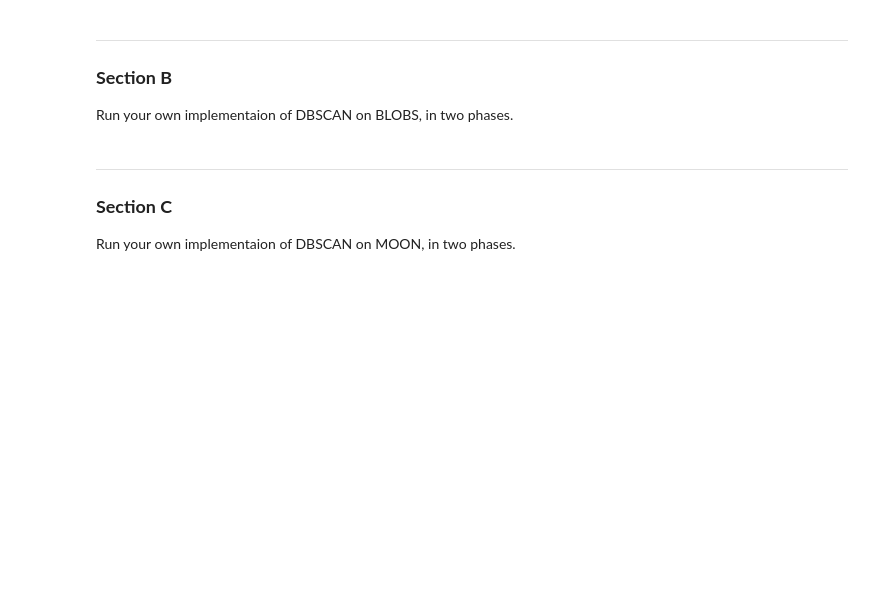
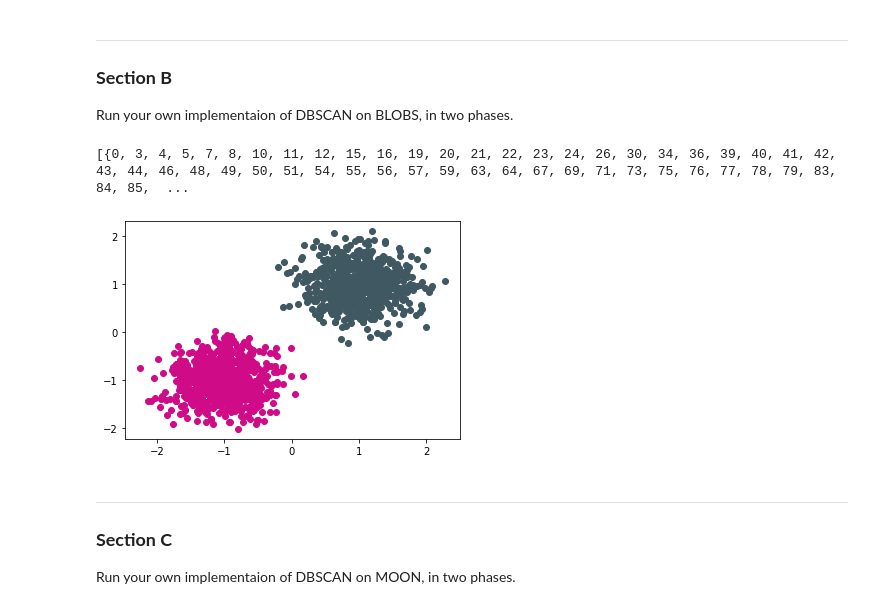
Before and after one commit to linyu3294/cs6220-data-minning-hw, a Jupyter notebook: cs6220_hw3.ipynb, the cells around one changed output. Saved outputs shown, nothing was run; the diff lists cells and outputs as text; code cells hidden in the pictures; blank space fills up the shorter version.

```diff
--- a/cs6220_hw3.ipynb
+++ b/cs6220_hw3.ipynb
@@ -31,6 +176,37 @@ Run your own implementaion of DBSCAN on CIRCLES, in two phases.
 ---
 ### **Section B**
 Run your own implementaion of DBSCAN on BLOBS, in two phases.
+# %%
+dataset = parse_data('/content/drive/MyDrive/NEU ALIGN CS Masters/CS6220 Data Mining/Colab Notebooks/blobs.csv', [0,1])
+
+epsilon = 0.4
+discovery = neighbours_discovery(dataset, epsilon)
+distances = discovery[0]
+neighbours = discovery[1]
+# %%
+toy_scan = bfs_dbscan(neighbours, minPT=3)
+visited = toy_scan['visited']
+clusters = toy_scan['clusters']
+noise = toy_scan['noise']
+print(clusters)
+
+
+for cluster in clusters:
+  c =  np.random.rand(len(clusters),3)
+  c = c[np.random.choice(len(c))]
+  for datapoint in cluster:
+    x = dataset[datapoint][0]
+    y = dataset[datapoint][1]
+    plt.scatter(x, y, color = c)
+
+c = c[np.random.choice(len(c))]
+for ns in noise:
+  x = dataset[ns][0]
+  y = dataset[ns][1]
+  plt.scatter(x, y, c)
+# %% [output]
+[{0, 3, 4, 5, 7, 8, 10, 11, 12, 15, 16, 19, 20, 21, 22, 23, 24, 26, 30, 34, 36, 39, 40, 41, 42, 43, 44, 46, 48, 49, 50, 51, 54, 55, 56, 57, 59, 63, 64, 67, 69, 71, 73, 75, 76, 77, 78, 79, 83, 84, 85,  ...
+[figure, added]
 # %% [markdown]
 
 ---
```
Also changed, not shown: parts of 16 cells of this notebook.
